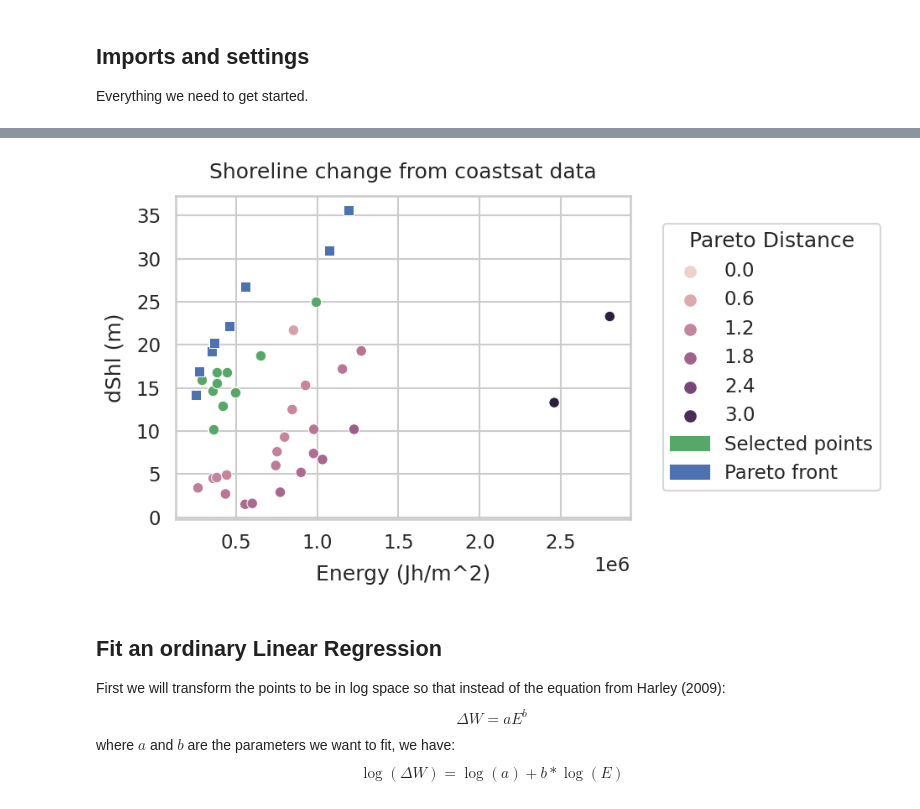
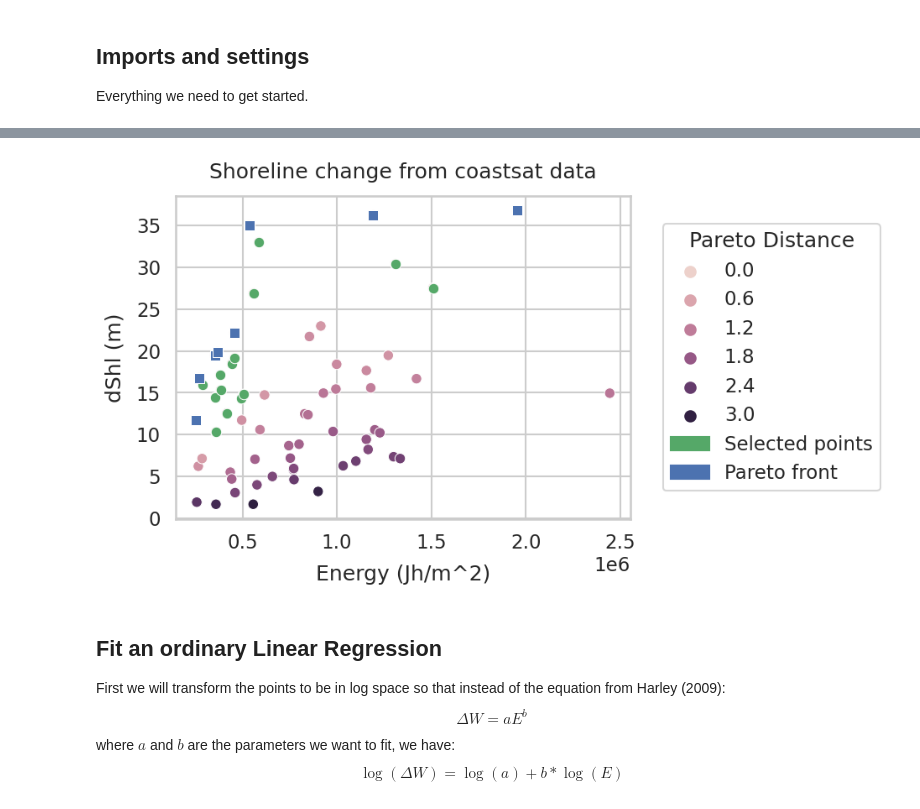
Before and after one commit to simmonsja/bayes-lr-shoreline, a Jupyter notebook: 01_Bayesian_Erosion_Model.ipynb, the cells around one changed output, grey strips where cells are left out. Cells and saved outputs as stored; diff of their text form; code cells hidden in the pictures.

```diff
--- a/01_Bayesian_Erosion_Model.ipynb
+++ b/01_Bayesian_Erosion_Model.ipynb
@@ -70,8 +71,8 @@ Finally we will use the `generate_storm_dataset` function to generate the storm
 # %%
 transect_name = 'aus0206-0005'
 raw_shl_data = load_shoreline_data(transect_name=transect_name)
-raw_wave_data = load_wave_data(transect_name=transect_name)
-shl_data = generate_storm_dataset(raw_shl_data, raw_wave_data)
+raw_wave_data, _ = load_wave_data(transect_name=transect_name)
+shl_data, storm_thresh = generate_storm_dataset(raw_shl_data, raw_wave_data , storm_thresh=3.0)
 
 # Check the dsitribution with a quick hist plot
 diff_shl_data = raw_shl_data.diff()
@@ -94,16 +95,16 @@ We will need to choose:
 - time_thresh: the maximum time between pre- and post- storm surveys to avoid problems due to low availability of satellite data
 - energy_thresh: the minimum energy to be considered a valid event
 # %%
-pareto_thresh = 0.75
-time_thresh = 100
+pareto_thresh = 0.7
+time_thresh = 180
 energy_thresh = 0.25e6
 
 x, y, plotData = clean_dshoreline_data(shl_data, pareto_thresh, time_thresh, energy_thresh)
 
 plot_pareto_points(plotData,pareto_thresh=pareto_thresh)
 None
 # %% [output]
-[figure, old version]
+[figure, new version]
 # %% [markdown]
 ## Fit an ordinary Linear Regression
 First we will transform the points to be in log space so that instead of the equation from Harley (2009):
```
Also changed, not shown: parts of 11 cells of this notebook, 5 other files.
